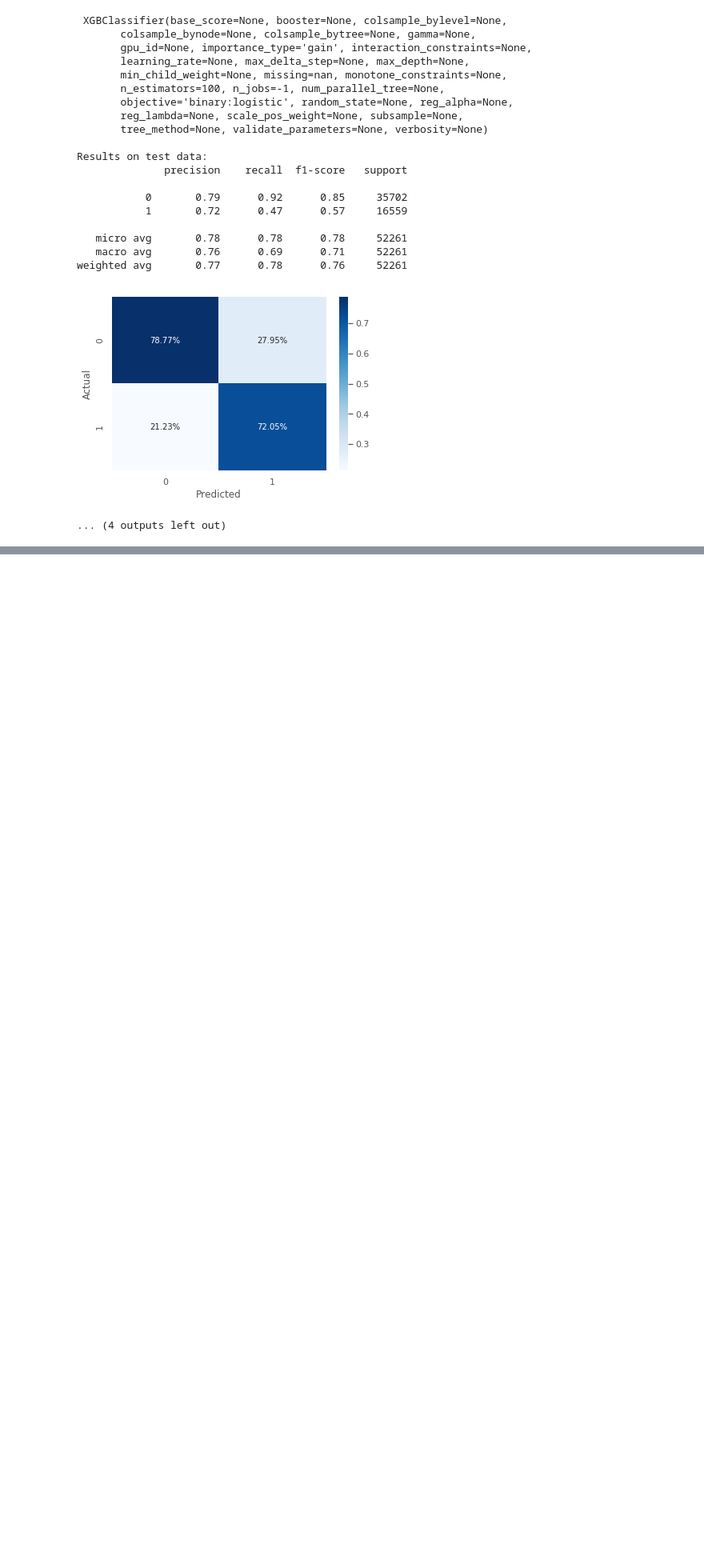
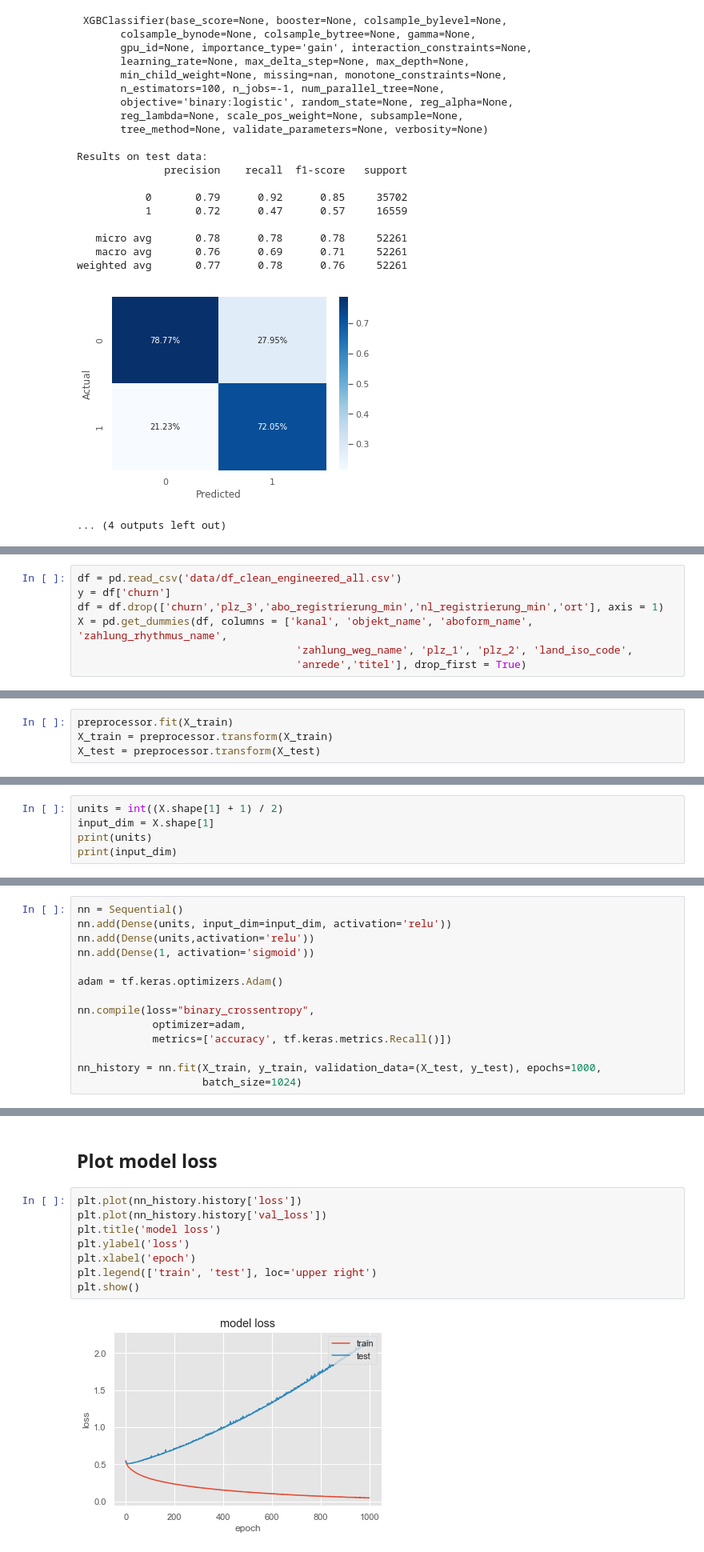
Before and after one commit to jb-ds2020/nf-ds3-capstone-churn-prevention, a Jupyter notebook: Baseline_Model.ipynb, the cells around one changed output, grey strips where cells are left out. Shown at 80% size. Saved outputs shown, nothing was run; the diff lists cells and outputs as text; blank space fills up the shorter version.

```diff
--- a/Baseline_Model.ipynb
+++ b/Baseline_Model.ipynb
@@ -301,0 +318,7 @@ weighted avg       0.77      0.78      0.76     52261
+# %%
+df = pd.read_csv('data/df_clean_engineered_all.csv')
+y = df['churn']
+df = df.drop(['churn','plz_3','abo_registrierung_min','nl_registrierung_min','ort'], axis = 1)
+X = pd.get_dummies(df, columns = ['kanal', 'objekt_name', 'aboform_name', 'zahlung_rhythmus_name',
+                                   'zahlung_weg_name', 'plz_1', 'plz_2', 'land_iso_code',
+                                   'anrede','titel'], drop_first = True)
@@ -301,0 +350,4 @@ weighted avg       0.77      0.78      0.76     52261
+# %%
+preprocessor.fit(X_train)
+X_train = preprocessor.transform(X_train)
+X_test = preprocessor.transform(X_test)
@@ -301,0 +356,5 @@ weighted avg       0.77      0.78      0.76     52261
+# %%
+units = int((X.shape[1] + 1) / 2)
+input_dim = X.shape[1]
+print(units)
+print(input_dim)
@@ -301,0 +364,14 @@ weighted avg       0.77      0.78      0.76     52261
+# %%
+nn = Sequential()
+nn.add(Dense(units, input_dim=input_dim, activation='relu'))
+nn.add(Dense(units,activation='relu'))
+nn.add(Dense(1, activation='sigmoid'))
+
+adam = tf.keras.optimizers.Adam()
+
+nn.compile(loss="binary_crossentropy",
+            optimizer=adam,
+            metrics=['accuracy', tf.keras.metrics.Recall()])
+
+nn_history = nn.fit(X_train, y_train, validation_data=(X_test, y_test), epochs=1000,
+                    batch_size=1024)
@@ -301,0 +396,12 @@ weighted avg       0.77      0.78      0.76     52261
+# %% [markdown]
+## Plot model loss
+# %%
+plt.plot(nn_history.history['loss'])
+plt.plot(nn_history.history['val_loss'])
+plt.title('model loss')
+plt.ylabel('loss')
+plt.xlabel('epoch')
+plt.legend(['train', 'test'], loc='upper right')
+plt.show()
+# %% [output]
+[figure, added]
```
Also changed, not shown: parts of 13 cells of this notebook.
